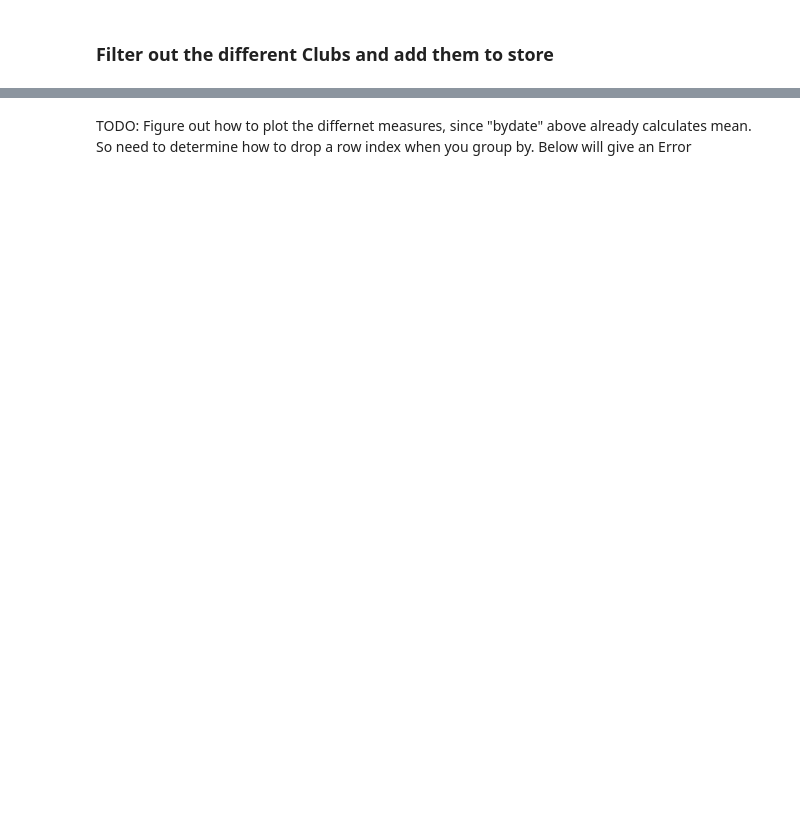
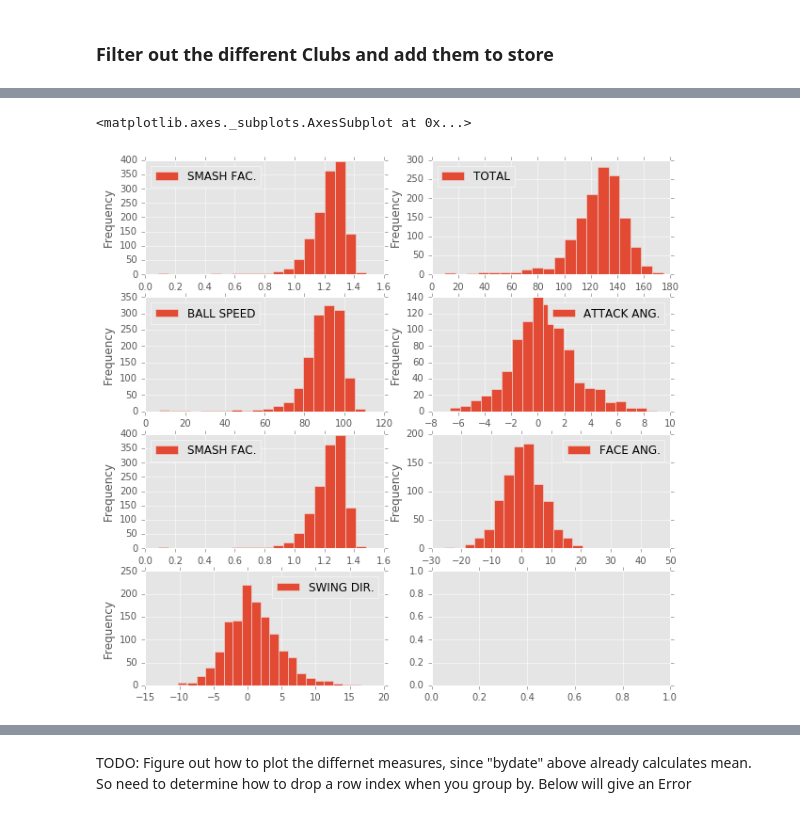
Before and after one commit to kranti1/golfscores, a Jupyter notebook: ExtractData.ipynb, the cells around one changed output, grey strips where cells are left out. Cells and saved outputs as stored; diff of their text form; code cells hidden in the pictures; blank space fills up the shorter version.

```diff
--- a/ExtractData.ipynb
+++ b/ExtractData.ipynb
@@ -121,0 +157,12 @@ hdf['I6']
+# %%
+fig, axes = plt.subplots(nrows = 4, ncols=2, figsize =(10,10))
+df['SMASH FAC.'].plot.hist(bins=20, ax=axes[0,0], legend=True)
+df['TOTAL'].plot.hist(bins=20, ax=axes[0,1] , legend=True)
+df['BALL SPEED'].plot.hist(bins=20, ax=axes[1,0], legend=True)
+df['ATTACK ANG.'].plot.hist(bins=20, ax=axes[1,1], legend=True)
+df['SMASH FAC.'].plot.hist(bins=20, ax=axes[2,0], legend=True)
+df['FACE ANG.'].plot.hist(bins=20, ax=axes[2,1], legend=True)
+df['SWING DIR.'].plot.hist(bins=20, ax=axes[3,0], legend=True)
+# %% [output]
+<matplotlib.axes._subplots.AxesSubplot at 0x...>
+[figure, added]
```
Also changed, not shown: parts of 32 cells of this notebook, 3 other files.
